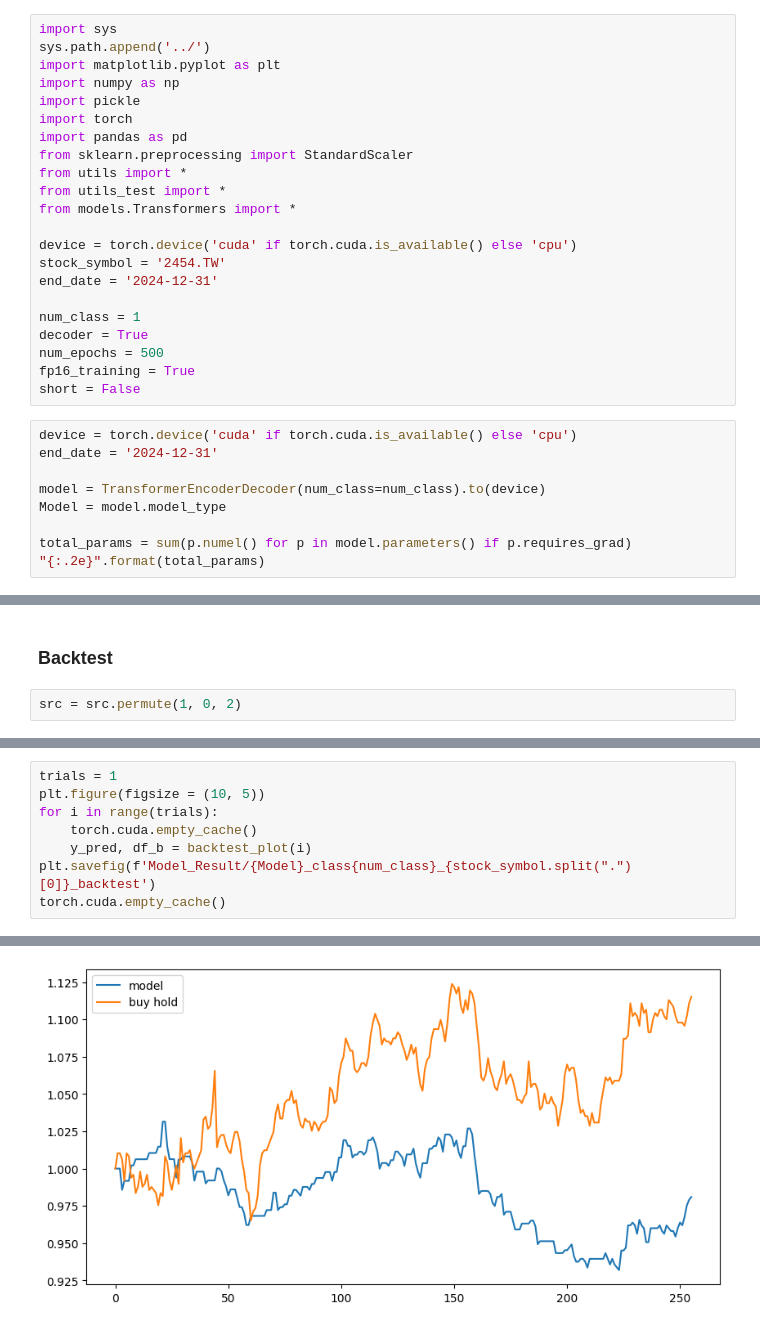
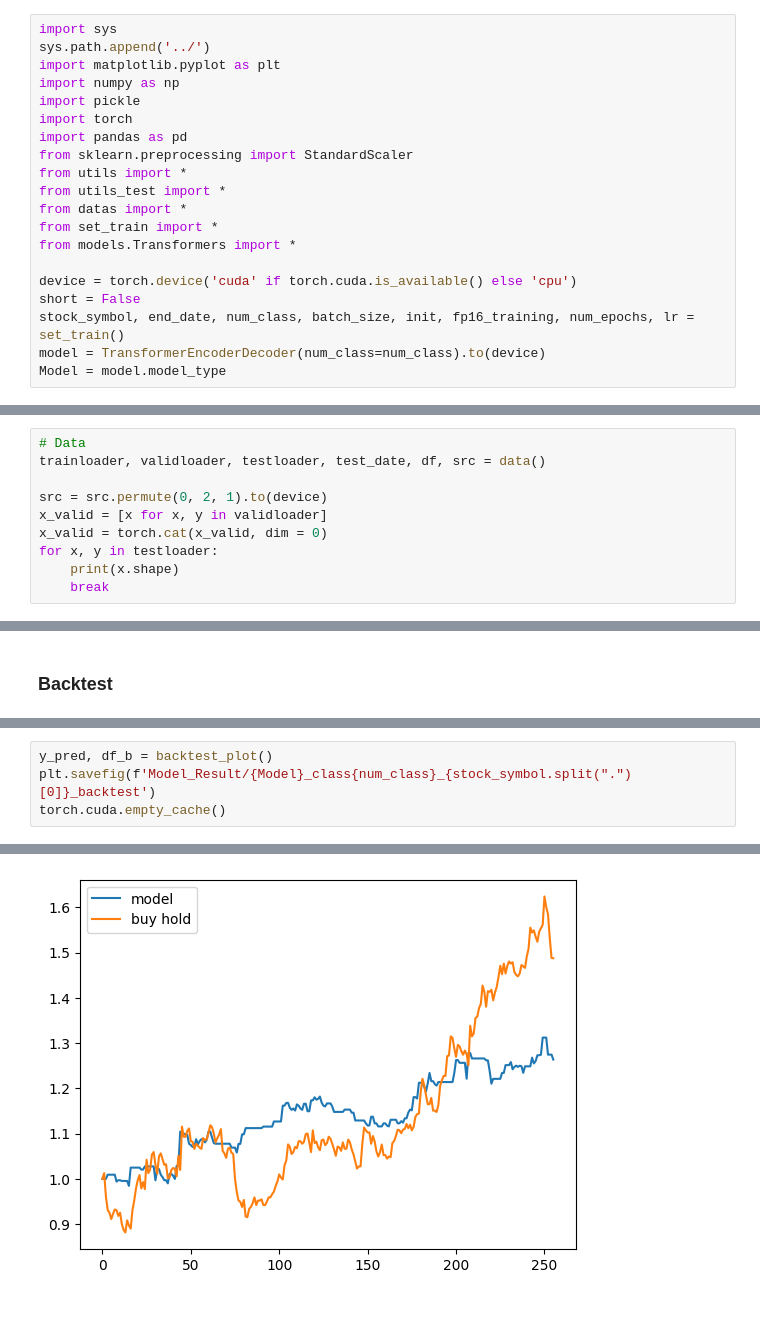
Before and after one commit to KJJHHH/Stocks, a Jupyter notebook: Stock_Individual_Transformer/Model-Transformer/Result.ipynb, the cells around one changed output, grey strips where cells are left out. Drawn from its saved outputs; the diff is of its cells as text.

Commit message:
set_train transformer

```diff
--- a/Stock_Individual_Transformer/Model-Transformer/Result.ipynb
+++ b/Stock_Individual_Transformer/Model-Transformer/Result.ipynb
@@ -11,23 +11,12 @@ import pandas as pd
 from sklearn.preprocessing import StandardScaler
 from utils import *
 from utils_test import *
+from datas import *
+from set_train import *
 from models.Transformers import *
 
 device = torch.device('cuda' if torch.cuda.is_available() else 'cpu')
-stock_symbol = '2454.TW'
-end_date = '2024-12-31'
-
-num_class = 1
-decoder = True
-num_epochs = 500
-fp16_training = True
 short = False
+stock_symbol, end_date, num_class, batch_size, init, fp16_training, num_epochs, lr = set_train()
+model = TransformerEncoderDecoder(num_class=num_class).to(device)
+Model = model.model_type
-# %%
-device = torch.device('cuda' if torch.cuda.is_available() else 'cpu')
-end_date = '2024-12-31'
-
-model = TransformerEncoderDecoder(num_class=num_class).to(device)
-Model = model.model_type
-
-total_params = sum(p.numel() for p in model.parameters() if p.requires_grad)
-"{:.2e}".format(total_params)
@@ -200,0 +50,10 @@ def backtest_plot(i):
+# %%
+# Data
+trainloader, validloader, testloader, test_date, df, src = data()
+
+src = src.permute(0, 2, 1).to(device)
+x_valid = [x for x, y in validloader]
+x_valid = torch.cat(x_valid, dim = 0)
+for x, y in testloader:
+    print(x.shape)
+    break
@@ -201,4 +63,2 @@ def backtest_plot(i):
 # %% [markdown]
 ### Backtest
-# %%
-src = src.permute(1, 0, 2)
@@ -205,9 +146,5 @@ src = src.permute(1, 0, 2)
 # %%
-trials = 1
-plt.figure(figsize = (10, 5))
-for i in range(trials):
-    torch.cuda.empty_cache()
-    y_pred, df_b = backtest_plot(i)
+y_pred, df_b = backtest_plot()
 plt.savefig(f'Model_Result/{Model}_class{num_class}_{stock_symbol.split(".")[0]}_backtest')
 torch.cuda.empty_cache()
 # %% [output]
@@ -231,4 +152,4 @@ Asset: 0.9809377799699058
-[figure, old version]
+[figure, new version]
 # %%
 y_pred
 # %% [output]
```
Also changed, not shown: parts of 17 cells of this notebook, 17 other files.
